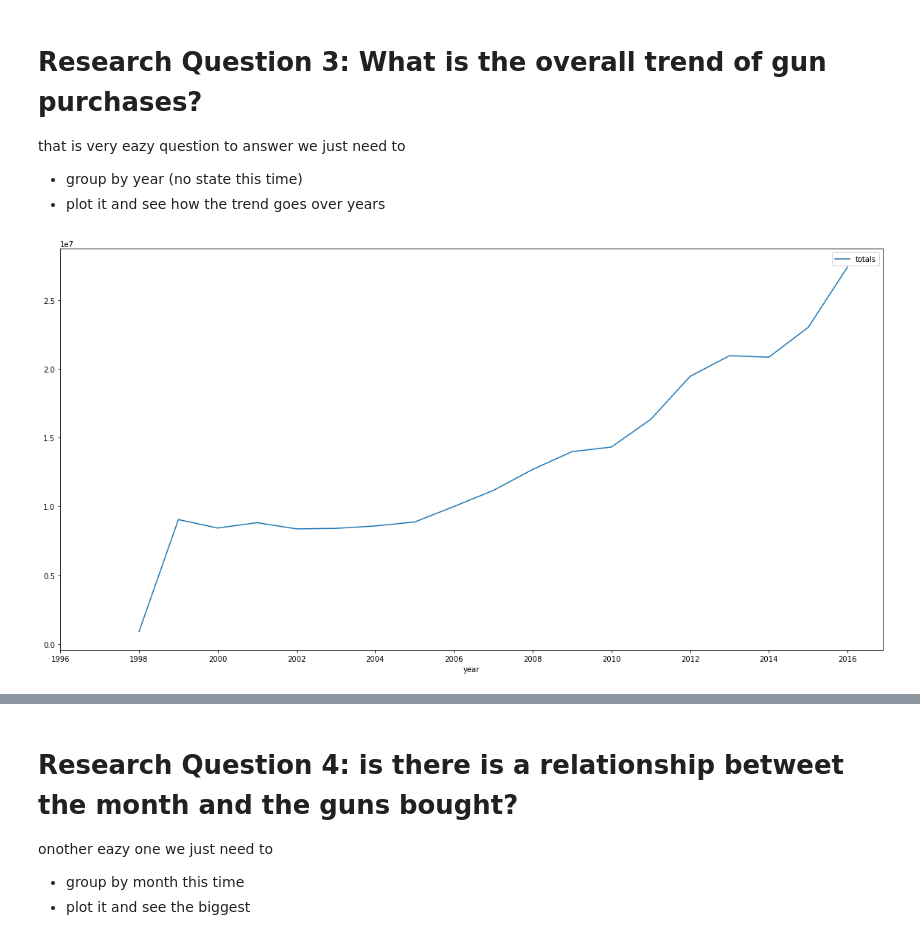
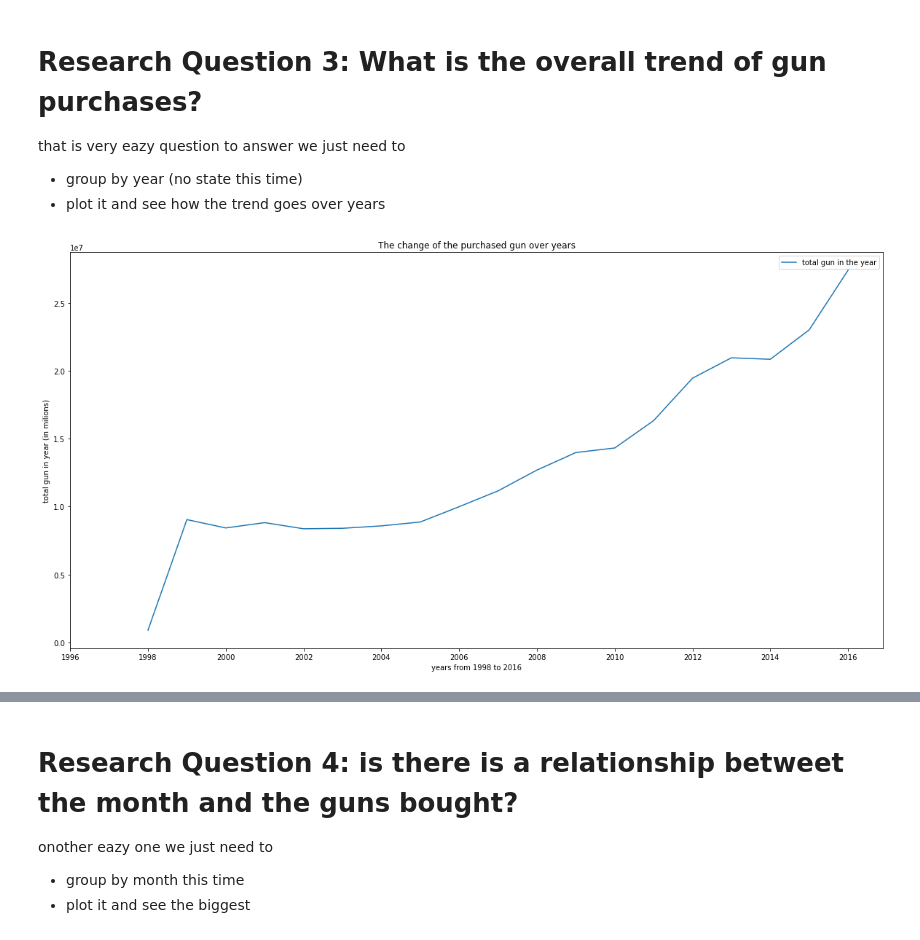
Before and after one commit to Ibn-mohey/Udacity-Advanced-Data-Analysis-Nanodegree-Program, a Jupyter notebook: investigate-a-dataset- (FBI open up!).ipynb, the cells around one changed output, grey strips where cells are left out. Saved outputs shown, nothing was run; the diff lists cells and outputs as text; code cells hidden in the pictures.

```diff
--- a/investigate-a-dataset-template.ipynb
+++ b/investigate-a-dataset- (FBI open up!).ipynb
@@ -815,9 +819,15 @@ that is very eazy question to answer we just need to
 # %%
 gun_trend = df_gun.groupby(['year'])['totals'].sum()
 gun_trend = gun_trend.to_frame().drop(index = 2017)
 
+
 gun_trend.plot(kind = 'line' , figsize=(20, 10))
+plt.title('The change of the purchased gun over years')
+plt.xlabel('years from 1998 to 2016')
+plt.ylabel('total gun in year (in milions)')
+plt.legend(['total gun in the year'])
+
 plt.xticks(np.arange(1996,2017, step = 2))  # Set text labels.
 plt.show()
 # %% [output]
-[figure, old version]
+[figure, new version]
```
Also changed, not shown: parts of 9 cells of this notebook.
